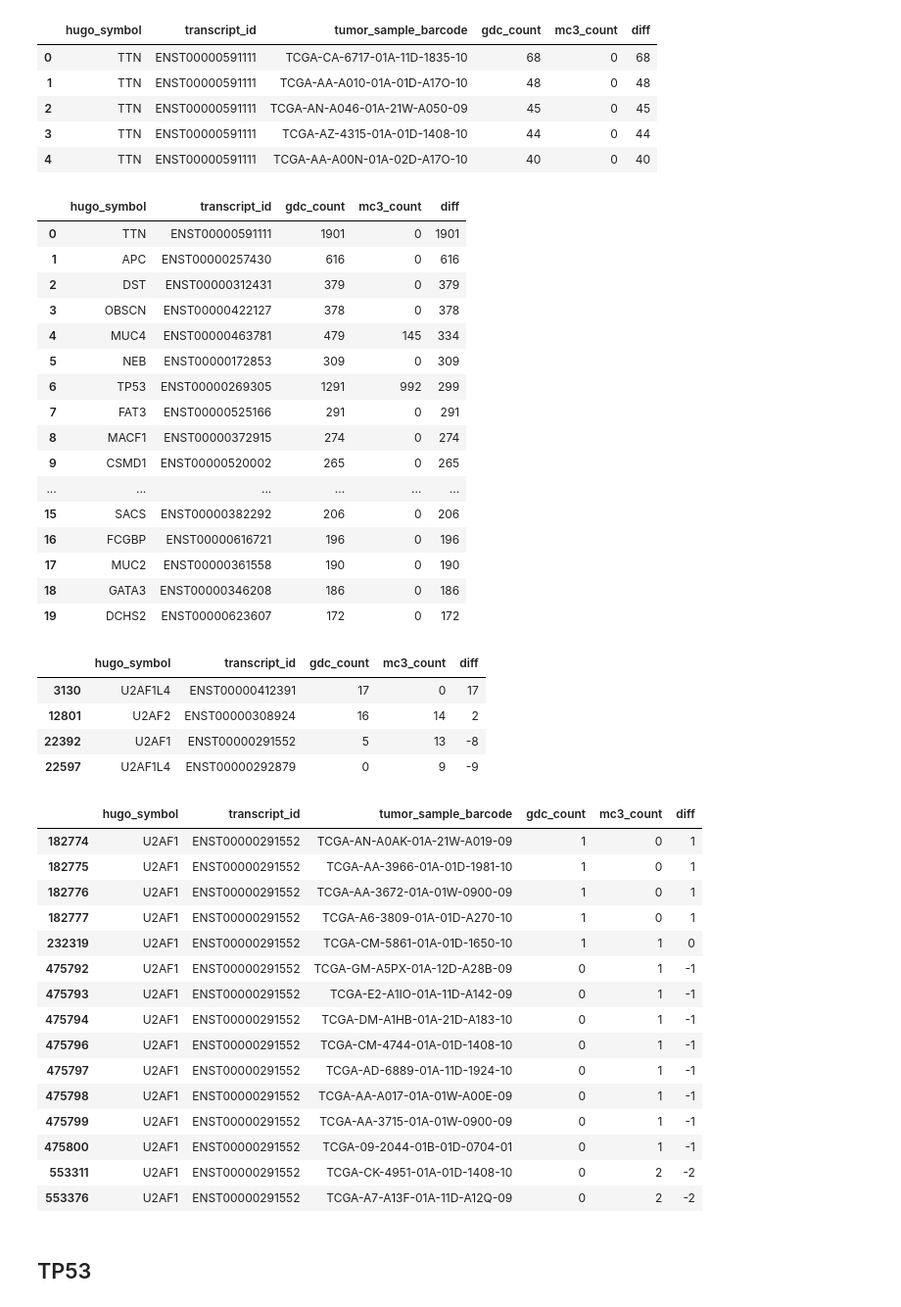
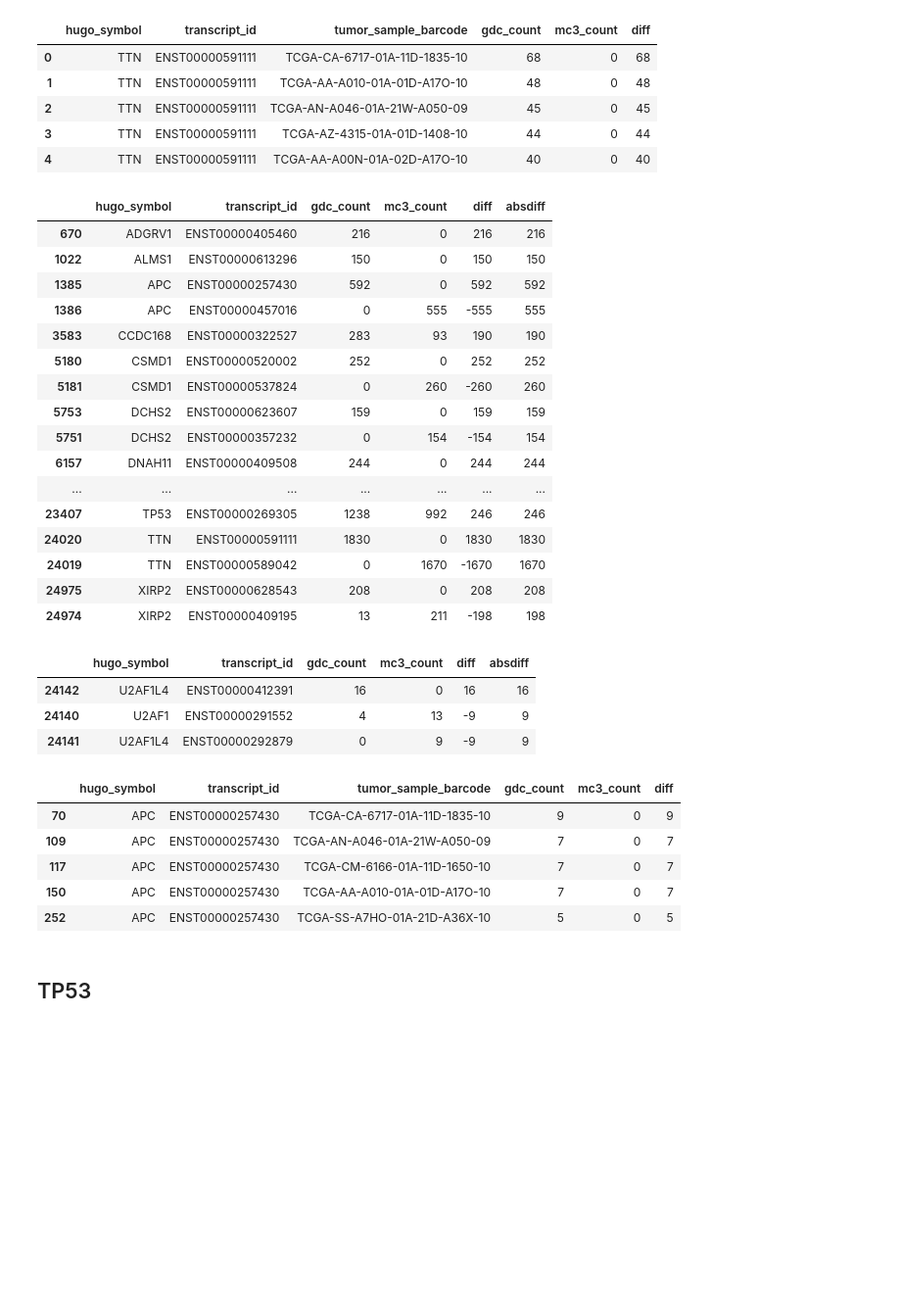
Before and after one commit to ding-lab/gdc_qc_analysis, a Jupyter notebook: playground/Analysis.ipynb, the cells around one changed output. Shown at 98% size. Saved outputs shown, nothing was run; the diff lists cells and outputs as text; code cells hidden in the pictures; blank space fills up the shorter version.

```diff
--- a/playground/Analysis.ipynb
+++ b/playground/Analysis.ipynb
@@ -2,7 +2,7 @@
 import sqlite3
 import pandas as pd
 # %%
-conn = sqlite3.connect('../variants.sqlite')
+conn = sqlite3.connect('../all_variants.sqlite')
 conn.executescript('''\
 PRAGMA cache_size=-4192000;
 PRAGMA temp_store=MEMORY;
@@ -108,56 +155,45 @@ df_per_tx = (
 )
-# %%
-df_per_tx.head(20)
-# %% [output]
-|  | hugo_symbol | transcript_id | gdc_count | mc3_count | diff |
-| 0 | TTN | ENST00000591111 | 1901 | 0 | 1901 |
-| 1 | APC | ENST00000257430 | 616 | 0 | 616 |
-| 2 | DST | ENST00000312431 | 379 | 0 | 379 |
-| 3 | OBSCN | ENST00000422127 | 378 | 0 | 378 |
-| 4 | MUC4 | ENST00000463781 | 479 | 145 | 334 |
-| 5 | NEB | ENST00000172853 | 309 | 0 | 309 |
-| 6 | TP53 | ENST00000269305 | 1291 | 992 | 299 |
-| 7 | FAT3 | ENST00000525166 | 291 | 0 | 291 |
-| 8 | MACF1 | ENST00000372915 | 274 | 0 | 274 |
-| 9 | CSMD1 | ENST00000520002 | 265 | 0 | 265 |
-| ... | ... | ... | ... | ... | ... |
-| 15 | SACS | ENST00000382292 | 206 | 0 | 206 |
-| 16 | FCGBP | ENST00000616721 | 196 | 0 | 196 |
-| 17 | MUC2 | ENST00000361558 | 190 | 0 | 190 |
-| 18 | GATA3 | ENST00000346208 | 186 | 0 | 186 |
-| 19 | DCHS2 | ENST00000623607 | 172 | 0 | 172 |
+# %%
+df_per_tx[df_per_tx['absdiff'] >= 150].sort_values(['hugo_symbol', 'mc3_count'])
+# %% [output]
+|  | hugo_symbol | transcript_id | gdc_count | mc3_count | diff | absdiff |
+| 670 | ADGRV1 | ENST00000405460 | 216 | 0 | 216 | 216 |
+| 1022 | ALMS1 | ENST00000613296 | 150 | 0 | 150 | 150 |
+| 1385 | APC | ENST00000257430 | 592 | 0 | 592 | 592 |
+| 1386 | APC | ENST00000457016 | 0 | 555 | -555 | 555 |
+| 3583 | CCDC168 | ENST00000322527 | 283 | 93 | 190 | 190 |
+| 5180 | CSMD1 | ENST00000520002 | 252 | 0 | 252 | 252 |
+| 5181 | CSMD1 | ENST00000537824 | 0 | 260 | -260 | 260 |
+| 5753 | DCHS2 | ENST00000623607 | 159 | 0 | 159 | 159 |
+| 5751 | DCHS2 | ENST00000357232 | 0 | 154 | -154 | 154 |
+| 6157 | DNAH11 | ENST00000409508 | 244 | 0 | 244 | 244 |
+| ... | ... | ... | ... | ... | ... | ... |
+| 23407 | TP53 | ENST00000269305 | 1238 | 992 | 246 | 246 |
+| 24020 | TTN | ENST00000591111 | 1830 | 0 | 1830 | 1830 |
+| 24019 | TTN | ENST00000589042 | 0 | 1670 | -1670 | 1670 |
+| 24975 | XIRP2 | ENST00000628543 | 208 | 0 | 208 | 208 |
+| 24974 | XIRP2 | ENST00000409195 | 13 | 211 | -198 | 198 |
 # %%
 # Export data to CSV
 df_per_tx.to_csv('../variant_count_diff.per_tx.csv', index=False)
 df_per_tx_sample.to_csv('../variant_count_diff.per_tx_sample.csv', index=False)
 df_per_tx_sample_variant_type.to_csv('../variant_count_diff.per_tx_sample_type.csv', index=False)
 # %%
-df_per_tx[df_per_tx['hugo_symbol'].str.startswith('U2AF')]
+df_per_tx[df_per_tx['hugo_symbol'].str.startswith('U2AF1')]
 # %% [output]
-|  | hugo_symbol | transcript_id | gdc_count | mc3_count | diff |
-| 3130 | U2AF1L4 | ENST00000412391 | 17 | 0 | 17 |
-| 12801 | U2AF2 | ENST00000308924 | 16 | 14 | 2 |
-| 22392 | U2AF1 | ENST00000291552 | 5 | 13 | -8 |
-| 22597 | U2AF1L4 | ENST00000292879 | 0 | 9 | -9 |
+|  | hugo_symbol | transcript_id | gdc_count | mc3_count | diff | absdiff |
+| 24142 | U2AF1L4 | ENST00000412391 | 16 | 0 | 16 | 16 |
+| 24140 | U2AF1 | ENST00000291552 | 4 | 13 | -9 | 9 |
+| 24141 | U2AF1L4 | ENST00000292879 | 0 | 9 | -9 | 9 |
 # %%
-df_per_tx_sample[df_per_tx_sample['hugo_symbol'] == 'U2AF1']
+df_per_tx_sample[df_per_tx_sample['hugo_symbol'] == 'APC'].head()
 # %% [output]
 |  | hugo_symbol | transcript_id | tumor_sample_barcode | gdc_count | mc3_count | diff |
-| 182774 | U2AF1 | ENST00000291552 | TCGA-AN-A0AK-01A-21W-A019-09 | 1 | 0 | 1 |
-| 182775 | U2AF1 | ENST00000291552 | TCGA-AA-3966-01A-01D-1981-10 | 1 | 0 | 1 |
-| 182776 | U2AF1 | ENST00000291552 | TCGA-AA-3672-01A-01W-0900-09 | 1 | 0 | 1 |
-| 182777 | U2AF1 | ENST00000291552 | TCGA-A6-3809-01A-01D-A270-10 | 1 | 0 | 1 |
-| 232319 | U2AF1 | ENST00000291552 | TCGA-CM-5861-01A-01D-1650-10 | 1 | 1 | 0 |
-| 475792 | U2AF1 | ENST00000291552 | TCGA-GM-A5PX-01A-12D-A28B-09 | 0 | 1 | -1 |
-| 475793 | U2AF1 | ENST00000291552 | TCGA-E2-A1IO-01A-11D-A142-09 | 0 | 1 | -1 |
-| 475794 | U2AF1 | ENST00000291552 | TCGA-DM-A1HB-01A-21D-A183-10 | 0 | 1 | -1 |
-| 475796 | U2AF1 | ENST00000291552 | TCGA-CM-4744-01A-01D-1408-10 | 0 | 1 | -1 |
-| 475797 | U2AF1 | ENST00000291552 | TCGA-AD-6889-01A-11D-1924-10 | 0 | 1 | -1 |
-| 475798 | U2AF1 | ENST00000291552 | TCGA-AA-A017-01A-01W-A00E-09 | 0 | 1 | -1 |
-| 475799 | U2AF1 | ENST00000291552 | TCGA-AA-3715-01A-01W-0900-09 | 0 | 1 | -1 |
-| 475800 | U2AF1 | ENST00000291552 | TCGA-09-2044-01B-01D-0704-01 | 0 | 1 | -1 |
-| 553311 | U2AF1 | ENST00000291552 | TCGA-CK-4951-01A-01D-1408-10 | 0 | 2 | -2 |
-| 553376 | U2AF1 | ENST00000291552 | TCGA-A7-A13F-01A-11D-A12Q-09 | 0 | 2 | -2 |
+| 70 | APC | ENST00000257430 | TCGA-CA-6717-01A-11D-1835-10 | 9 | 0 | 9 |
+| 109 | APC | ENST00000257430 | TCGA-AN-A046-01A-21W-A050-09 | 7 | 0 | 7 |
+| 117 | APC | ENST00000257430 | TCGA-CM-6166-01A-11D-1650-10 | 7 | 0 | 7 |
+| 150 | APC | ENST00000257430 | TCGA-AA-A010-01A-01D-A17O-10 | 7 | 0 | 7 |
+| 252 | APC | ENST00000257430 | TCGA-SS-A7HO-01A-21D-A36X-10 | 5 | 0 | 5 |
 # %%
 pd.set_option('display.max_columns', None)
 # %% [markdown]
```
Also changed, not shown: parts of 28 cells of this notebook, 6 other files.
